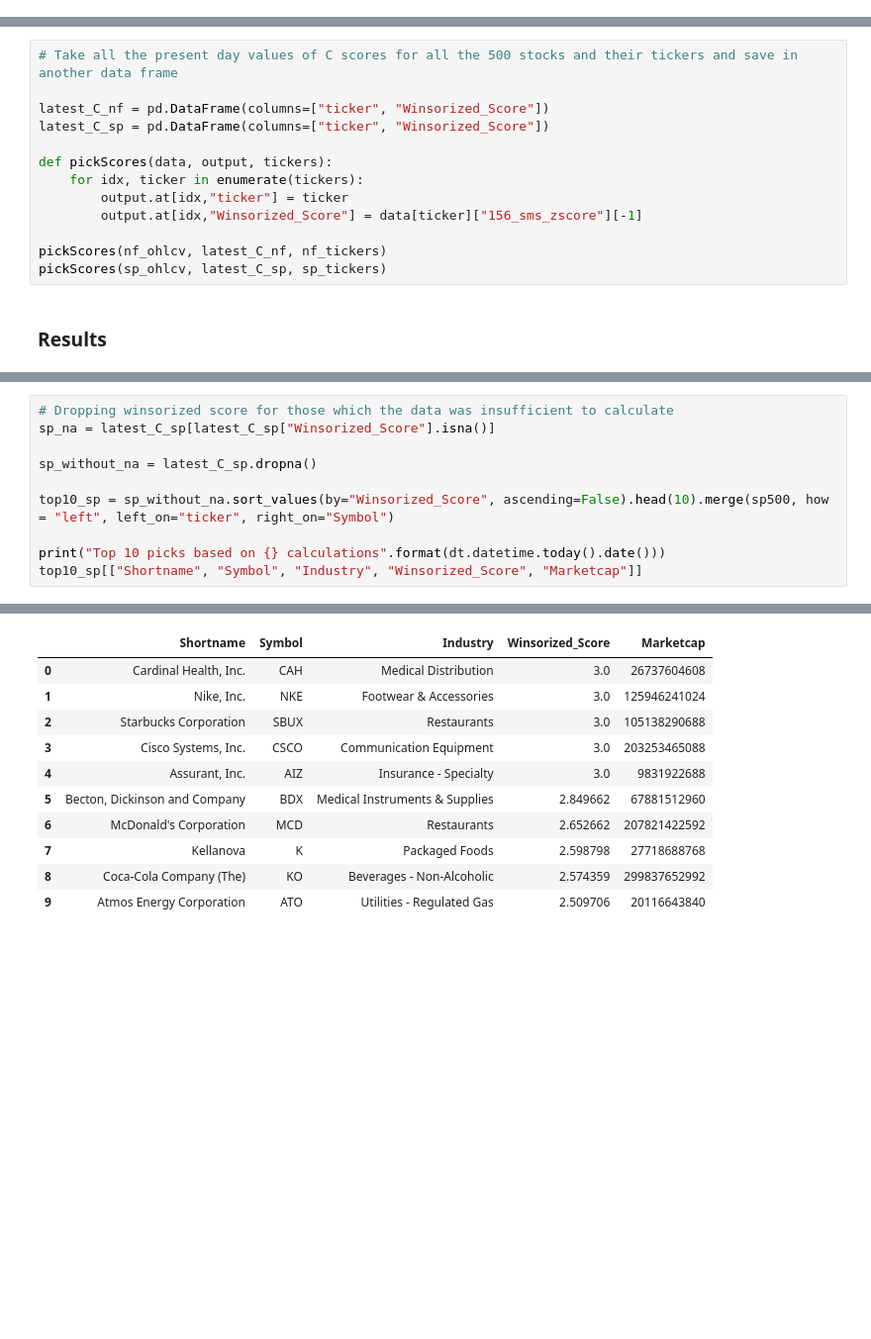
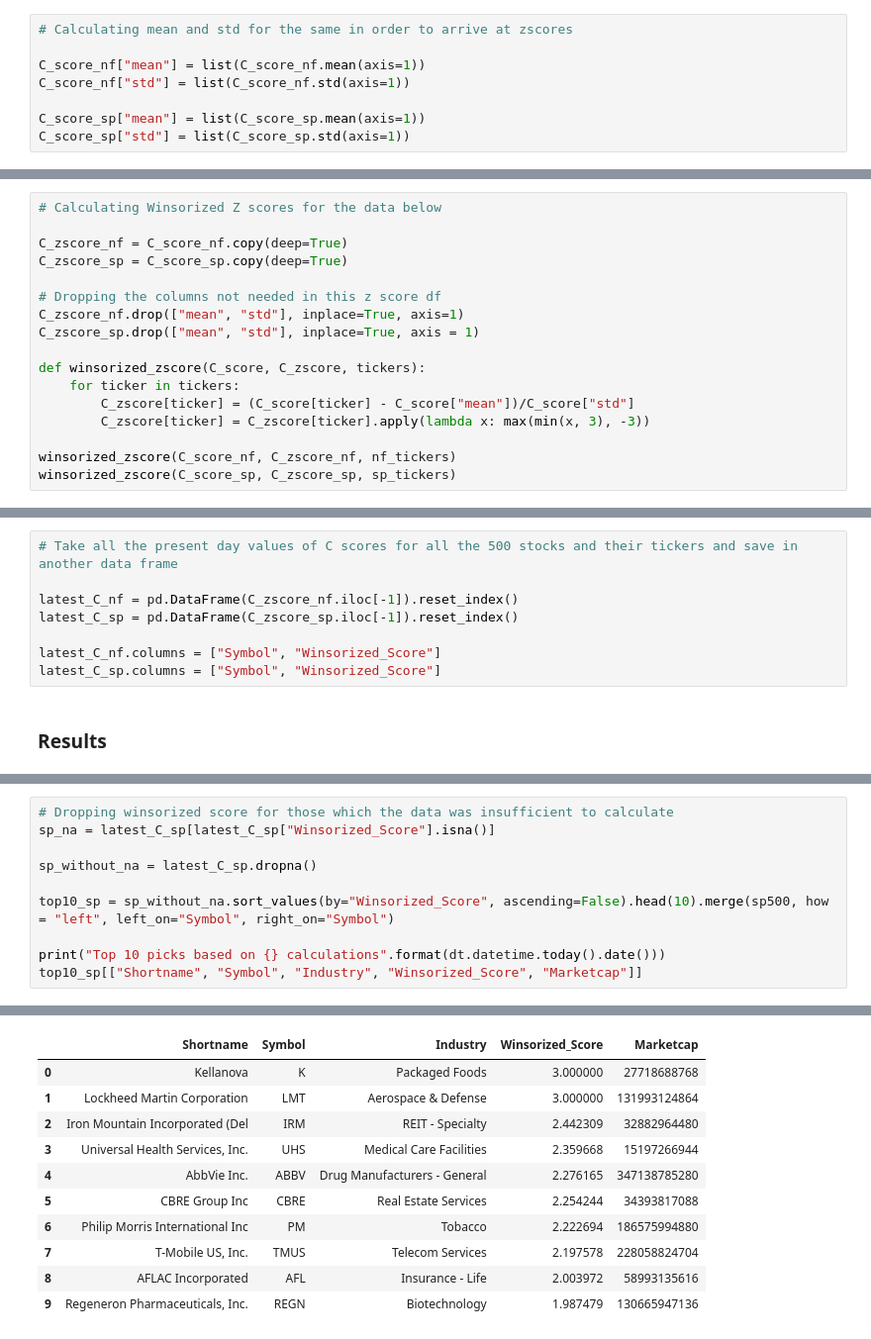
Before and after one commit to priyanshuJain-32/msci_implementation, a Jupyter notebook: main.ipynb, the cells around one changed output, grey strips where cells are left out. Shown: that part at 99% size. Cells and saved outputs as stored; diff of their text form; blank space fills up the shorter version.

```diff
--- a/main.ipynb
+++ b/main.ipynb
@@ -305,2 +343,10 @@ cCal(sp_ohlcv, tickers=sp_tickers)
+# %%
+# Calculating mean and std for the same in order to arrive at zscores
+
+C_score_nf["mean"] = list(C_score_nf.mean(axis=1))
+C_score_nf["std"] = list(C_score_nf.std(axis=1))
+
+C_score_sp["mean"] = list(C_score_sp.mean(axis=1))
+C_score_sp["std"] = list(C_score_sp.std(axis=1))
 # %% [markdown]
 ### Calculating Single Momentum Standardized Z-score
@@ -320,0 +353,17 @@ sms_zscore(sp_ohlcv, window=3*52, tickers=sp_tickers)
+# %%
+# Calculating Winsorized Z scores for the data below
+
+C_zscore_nf = C_score_nf.copy(deep=True)
+C_zscore_sp = C_score_sp.copy(deep=True)
+
+# Dropping the columns not needed in this z score df
+C_zscore_nf.drop(["mean", "std"], inplace=True, axis=1)
+C_zscore_sp.drop(["mean", "std"], inplace=True, axis = 1)
+
+def winsorized_zscore(C_score, C_zscore, tickers):
+    for ticker in tickers:
+        C_zscore[ticker] = (C_score[ticker] - C_score["mean"])/C_score["std"]
+        C_zscore[ticker] = C_zscore[ticker].apply(lambda x: max(min(x, 3), -3))
+
+winsorized_zscore(C_score_nf, C_zscore_nf, nf_tickers)
+winsorized_zscore(C_score_sp, C_zscore_sp, sp_tickers)
@@ -323,16 +400,11 @@ sms_zscore(sp_ohlcv, window=3*52, tickers=sp_tickers)
 # %%
 # Take all the present day values of C scores for all the 500 stocks and their tickers and save in another data frame
 
-latest_C_nf = pd.DataFrame(columns=["ticker", "Winsorized_Score"])
-latest_C_sp = pd.DataFrame(columns=["ticker", "Winsorized_Score"])
+latest_C_nf = pd.DataFrame(C_zscore_nf.iloc[-1]).reset_index()
+latest_C_sp = pd.DataFrame(C_zscore_sp.iloc[-1]).reset_index()
 
-def pickScores(data, output, tickers):
-    for idx, ticker in enumerate(tickers):
-        output.at[idx,"ticker"] = ticker
-        output.at[idx,"Winsorized_Score"] = data[ticker]["156_sms_zscore"][-1]
-
-pickScores(nf_ohlcv, latest_C_nf, nf_tickers)
-pickScores(sp_ohlcv, latest_C_sp, sp_tickers)
+latest_C_nf.columns = ["Symbol", "Winsorized_Score"]
+latest_C_sp.columns = ["Symbol", "Winsorized_Score"]
 # %% [markdown]
 ### Results
 # %%
@@ -361,23 +433,23 @@ Top 10 picks based on 2024-08-23 calculations
 # %%
 # Dropping winsorized score for those which the data was insufficient to calculate
 sp_na = latest_C_sp[latest_C_sp["Winsorized_Score"].isna()]
 
 sp_without_na = latest_C_sp.dropna()
 
-top10_sp = sp_without_na.sort_values(by="Winsorized_Score", ascending=False).head(10).merge(sp500, how = "left", left_on="ticker", right_on="Symbol")
+top10_sp = sp_without_na.sort_values(by="Winsorized_Score", ascending=False).head(10).merge(sp500, how = "left", left_on="Symbol", right_on="Symbol")
 
 print("Top 10 picks based on {} calculations".format(dt.datetime.today().date()))
 top10_sp[["Shortname", "Symbol", "Industry", "Winsorized_Score", "Marketcap"]]
 # %% [output]
 Top 10 picks based on 2024-08-23 calculations
 |  | Shortname | Symbol | Industry | Winsorized_Score | Marketcap |
-| 0 | Cardinal Health, Inc. | CAH | Medical Distribution | 3.0 | 26737604608 |
-| 1 | Nike, Inc. | NKE | Footwear & Accessories | 3.0 | 125946241024 |
-| 2 | Starbucks Corporation | SBUX | Restaurants | 3.0 | 105138290688 |
-| 3 | Cisco Systems, Inc. | CSCO | Communication Equipment | 3.0 | 203253465088 |
-| 4 | Assurant, Inc. | AIZ | Insurance - Specialty | 3.0 | 9831922688 |
-| 5 | Becton, Dickinson and Company | BDX | Medical Instruments & Supplies | 2.849662 | 67881512960 |
-| 6 | McDonald's Corporation | MCD | Restaurants | 2.652662 | 207821422592 |
-| 7 | Kellanova | K | Packaged Foods | 2.598798 | 27718688768 |
-| 8 | Coca-Cola Company (The) | KO | Beverages - Non-Alcoholic | 2.574359 | 299837652992 |
-| 9 | Atmos Energy Corporation | ATO | Utilities - Regulated Gas | 2.509706 | 20116643840 |
+| 0 | Kellanova | K | Packaged Foods | 3.000000 | 27718688768 |
+| 1 | Lockheed Martin Corporation | LMT | Aerospace & Defense | 3.000000 | 131993124864 |
+| 2 | Iron Mountain Incorporated (Del | IRM | REIT - Specialty | 2.442309 | 32882964480 |
+| 3 | Universal Health Services, Inc. | UHS | Medical Care Facilities | 2.359668 | 15197266944 |
+| 4 | AbbVie Inc. | ABBV | Drug Manufacturers - General | 2.276165 | 347138785280 |
+| 5 | CBRE Group Inc | CBRE | Real Estate Services | 2.254244 | 34393817088 |
+| 6 | Philip Morris International Inc | PM | Tobacco | 2.222694 | 186575994880 |
+| 7 | T-Mobile US, Inc. | TMUS | Telecom Services | 2.197578 | 228058824704 |
+| 8 | AFLAC Incorporated | AFL | Insurance - Life | 2.003972 | 58993135616 |
+| 9 | Regeneron Pharmaceuticals, Inc. | REGN | Biotechnology | 1.987479 | 130665947136 |
```
Also changed, not shown: parts of 22 cells of this notebook, 1 other file.
